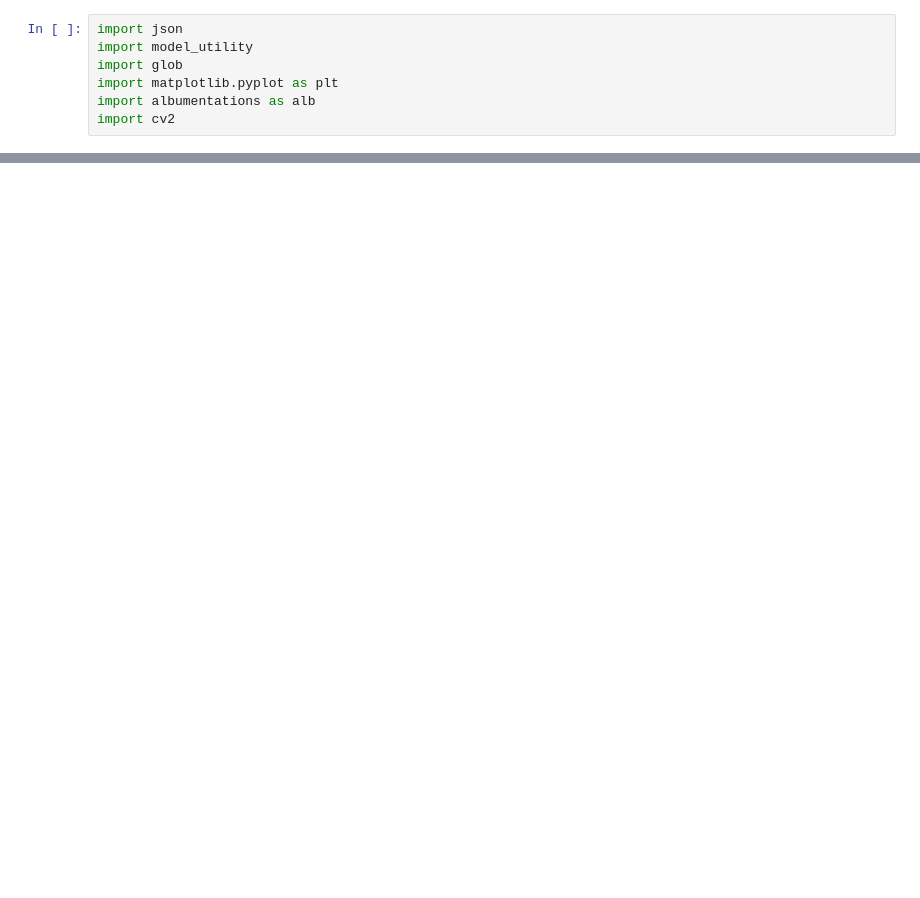
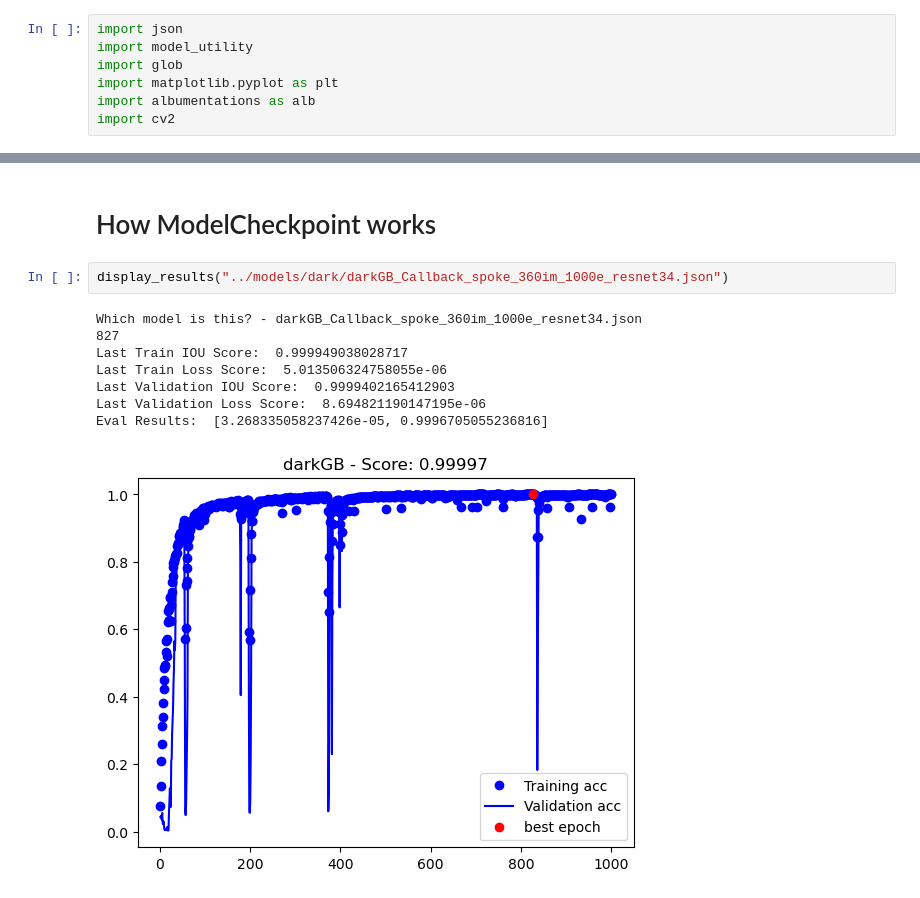
Before and after one commit to Yugadeep/Spokes_ML, a Jupyter notebook: jupyter_testing/augmentation_testing/model_panel.ipynb, the cells around one changed output, grey strips where cells are left out. Cells and saved outputs as stored; diff of their text form; blank space fills up the shorter version.

```diff
--- a/jupyter_testing/augmentation_testing/model_panel.ipynb
+++ b/jupyter_testing/augmentation_testing/model_panel.ipynb
@@ -40,0 +107,13 @@ Last Validation Loss Score:  0.008491097018122673
+# %% [markdown]
+# How ModelCheckpoint works
+# %%
+display_results("../models/dark/darkGB_Callback_spoke_360im_1000e_resnet34.json")
+# %% [output]
+Which model is this? - darkGB_Callback_spoke_360im_1000e_resnet34.json
+827
+Last Train IOU Score:  0.999949038028717
+Last Train Loss Score:  5.013506324758055e-06
+Last Validation IOU Score:  0.9999402165412903
+Last Validation Loss Score:  8.694821190147195e-06
+Eval Results:  [3.268335058237426e-05, 0.9996705055236816]
+[figure, added]
```
Also changed, not shown: parts of 6 cells of this notebook, 3 other files.
